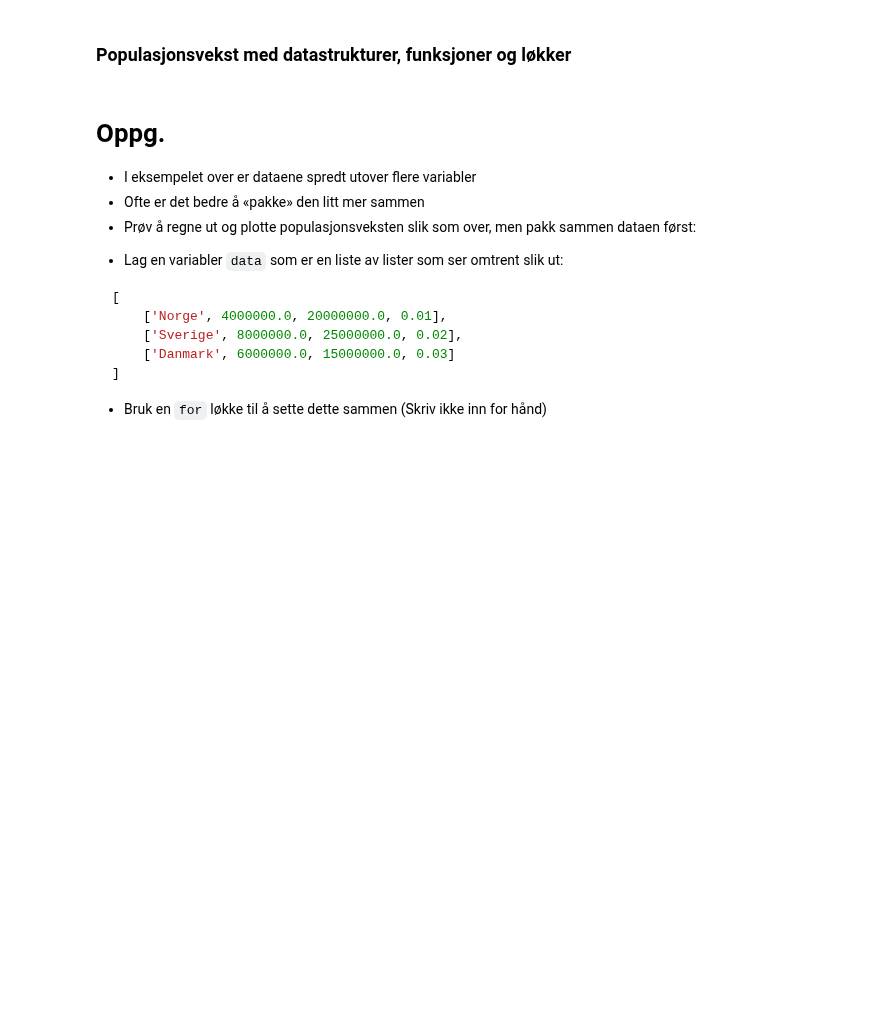
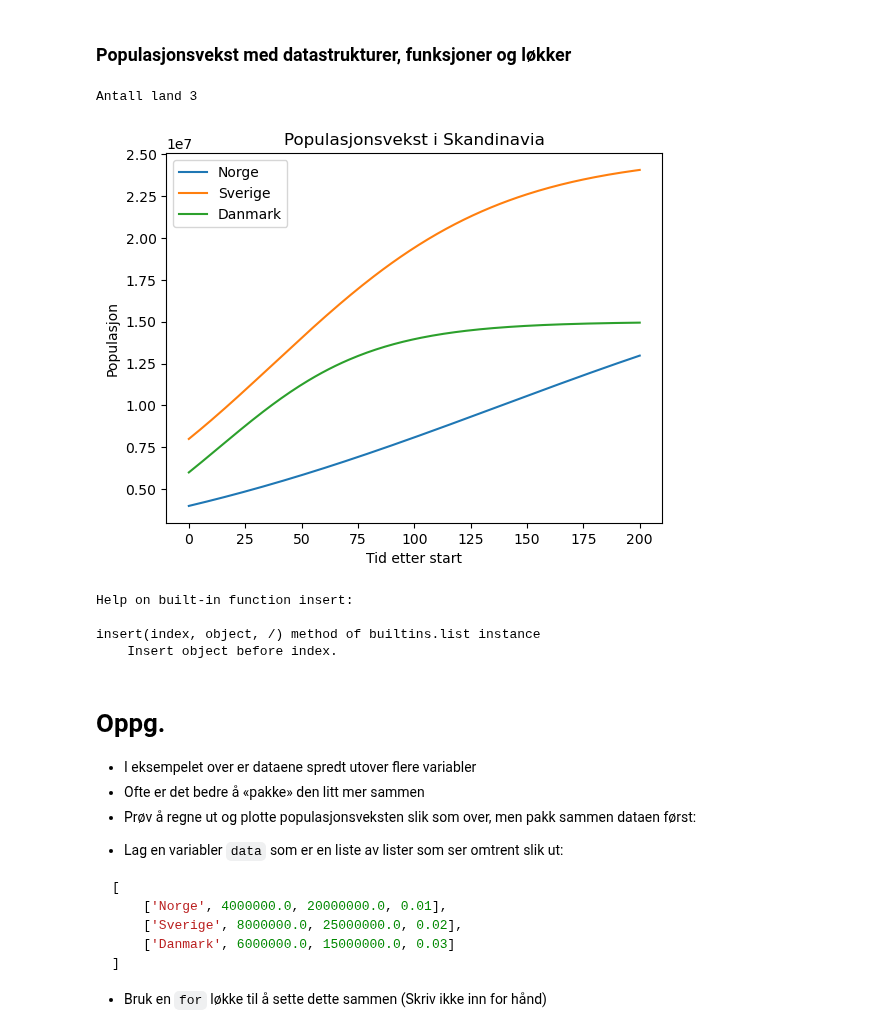
Before and after one commit to jonasjul/IIRA2001H24, a Jupyter notebook: 3-Kontrollflyt-datastrukturer-strengformatering-slicing/If-else-while-JH.ipynb, the cells around one changed output. Saved outputs shown, nothing was run; the diff lists cells and outputs as text; code cells hidden in the pictures; blank space fills up the shorter version.

```diff
--- a/3-Kontrollflyt-datastrukturer-strengformatering-slicing/If-else-while-JH.ipynb
+++ b/3-Kontrollflyt-datastrukturer-strengformatering-slicing/If-else-while-JH.ipynb
@@ -44,6 +44,58 @@ Sluttpopulasjonen i Sverige er: 10312000
 Sluttpopulasjonen i Danmark er: 8227000
 # %% [markdown]
 ### Populasjonsvekst med datastrukturer, funksjoner og løkker
+# %%
+import math
+import matplotlib.pyplot as plt
+
+land = ["Norge", "Sverige", "Danmark"]
+K = [20e6, 25e6, 15e6] #Makspopulasjon
+r = [0.01, 0.02, 0.03] #relativ vekstrate
+P0 = [4e6, 8e6, 6e6] # Startpopulasjon
+t = 200 #Hvor mange år vekst
+
+
+def logistisk_vekst(P0,K,r,t):
+    A = (K-P0)/P0
+    P = K/(1+A*math.exp(-r*t))
+    return P
+
+populasjonsvekst_liste =  [] # Inneholde lister med populasjonsutvikling for landene
+sluttpopulasjon =  []
+
+n_land = len(land)
+print("Antall land", n_land)
+for i in range(n_land):
+
+    slutt_pop = logistisk_vekst(P0[i], K[i], r[i], t) #Regn ut sluttpopulasjon
+    sluttpopulasjon.append(slutt_pop) #Legg til sluttpopulasjon for land "i" i listen sluttpopulasjon
+    pop_vekst = [] #Lag en tom liste som skal innholde vekst til land "i"
+
+    for ti in range(1,t+1): #Iterer over alle år fra 1 til sluttår
+        populasjon = logistisk_vekst(P0[i], K[i], r[i], ti) #Regn ut populasjon i år ti
+        pop_vekst.append(populasjon) #Legg til i vekstlisten
+    pop_vekst.insert(0, P0[i])
+    populasjonsvekst_liste.append(pop_vekst) #Legg vekstlisten i listen over populasjonsvekster
+
+t_liste = list(range(t+1))
+for i in range(n_land):
+    plt.plot(t_liste, populasjonsvekst_liste[i], label=land[i])
+plt.title("Populasjonsvekst i Skandinavia")
+plt.xlabel("Tid etter start")
+plt.ylabel("Populasjon")
+plt.legend()
+plt.show()
+# %% [output]
+Antall land 3
+[figure, added]
+# %%
+liste = [1,23]
+help(liste.insert)
+# %% [output]
+Help on built-in function insert:
+
+insert(index, object, /) method of builtins.list instance
+    Insert object before index.
 # %% [markdown]
 # Oppg.
 * I eksempelet over er dataene spredt utover flere variabler
```
